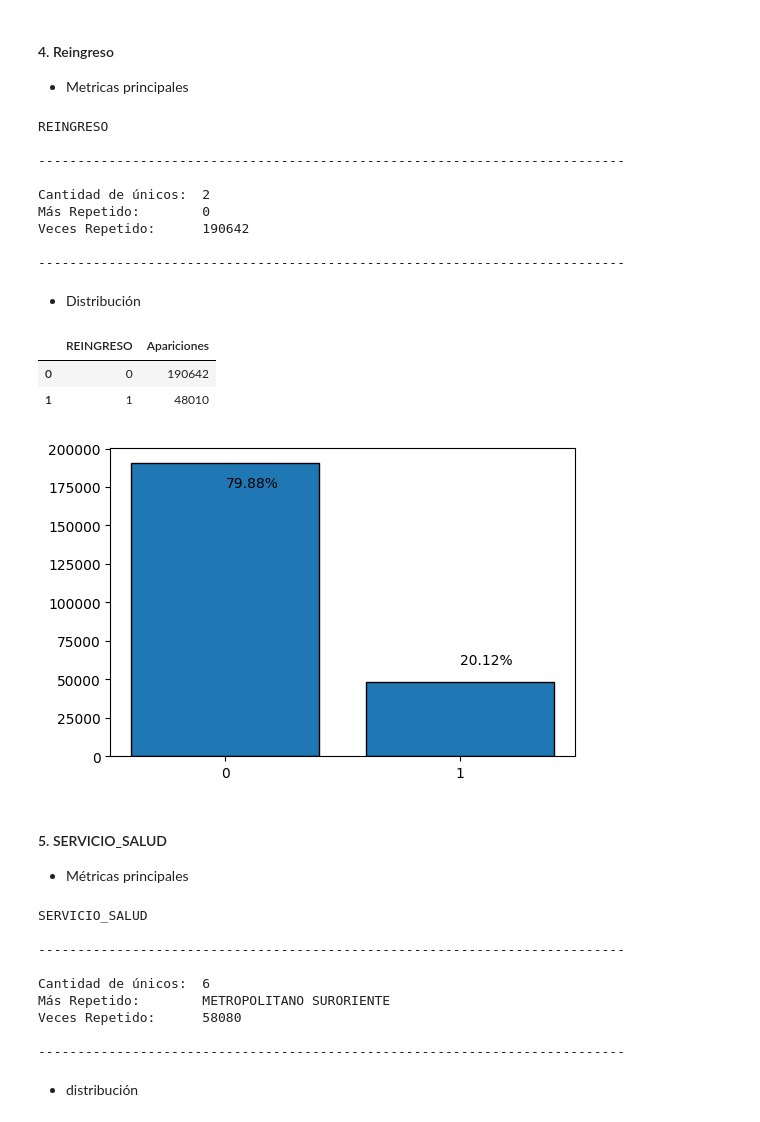
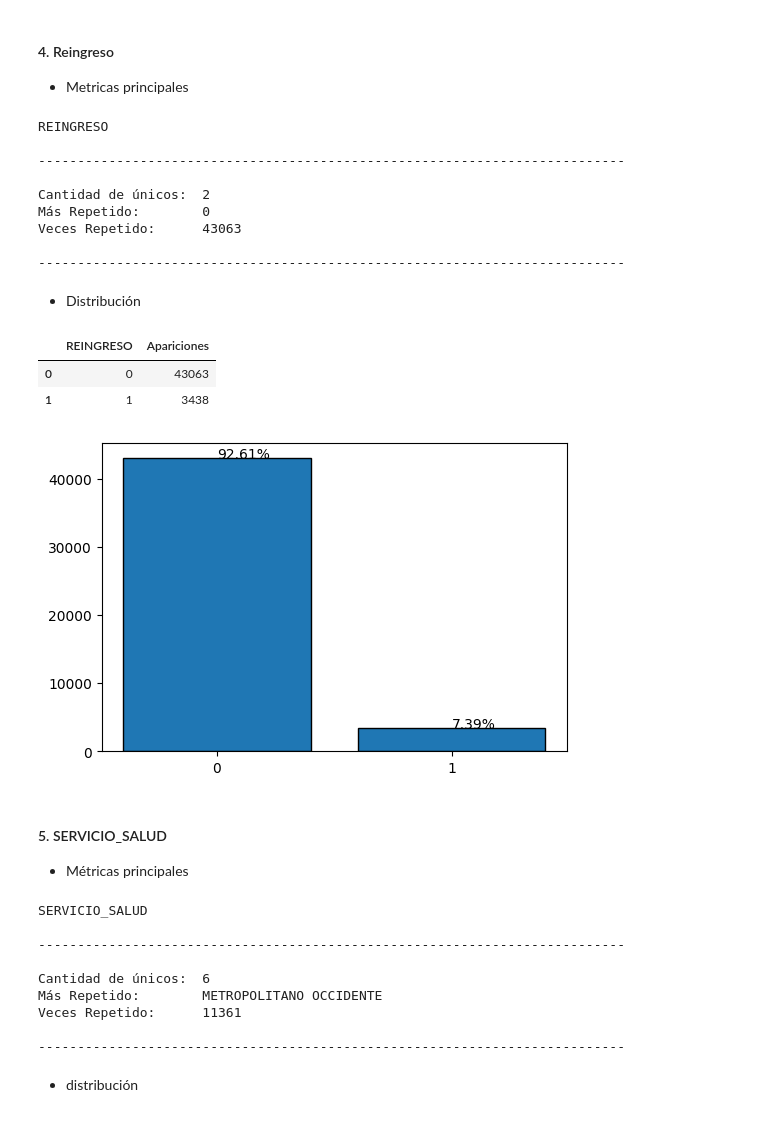
Before and after one commit to VichoRamirez/TOPD, a Jupyter notebook: Entrega_3/Entrega3_Sebastian_y_Vicente_Ramirez.ipynb, the cells around one changed output. Drawn from its saved outputs; the diff is of its cells as text; code cells hidden in the pictures.

```diff
--- a/Entrega_3/Entrega3_Sebastian_y_Vicente_Ramirez.ipynb
+++ b/Entrega_3/Entrega3_Sebastian_y_Vicente_Ramirez.ipynb
@@ -89,0 +93,8 @@ memory usage: 189.9+ MB
+# %%
+mas_repetidos = df.groupby("Descripción")["Descripción"].value_counts().to_frame("Apariciones").sort_values(by = "Apariciones", ascending = False).head(30).reset_index()
+mas_repetidos = np.array(mas_repetidos["Descripción"])
+mas_repetidos
+
+df = df[df["Descripción"].isin(mas_repetidos)]
+df.reset_index(drop = True, inplace = True)
+df.info()
@@ -543,7 +572,7 @@ REINGRESO
 
 Cantidad de únicos:  2
 Más Repetido:        0
-Veces Repetido:      190642
+Veces Repetido:      43063
 
 ---------------------------------------------------------------------------
 # %% [markdown]
@@ -551,17 +580,17 @@ Veces Repetido:      190642
 # %%
 reingreso_count = df.groupby("REINGRESO")['REINGRESO'].value_counts().to_frame(name = "Apariciones").reset_index()
 display(reingreso_count)
 
 plt.figure(figsize=(6,4))
 plt.bar(reingreso_count['REINGRESO'].astype(str), reingreso_count['Apariciones'], edgecolor='black')
-plt.text(0, 175000, f"{round(reingreso_count['Apariciones'][0]*100/reingreso_count['Apariciones'].sum(), 2)}%")
-plt.text(1, 60000, f"{round(reingreso_count['Apariciones'][1]*100/reingreso_count['Apariciones'].sum(), 2)}%")
+plt.text(0, reingreso_count['Apariciones'][0], f"{round(reingreso_count['Apariciones'][0]*100/reingreso_count['Apariciones'].sum(), 2)}%")
+plt.text(1, reingreso_count['Apariciones'][1], f"{round(reingreso_count['Apariciones'][1]*100/reingreso_count['Apariciones'].sum(), 2)}%")
 plt.show()
 # %% [output]
 |  | REINGRESO | Apariciones |
-| 0 | 0 | 190642 |
-| 1 | 1 | 48010 |
+| 0 | 0 | 43063 |
+| 1 | 1 | 3438 |
-[figure, old version]
+[figure, new version]
 # %% [markdown]
 #### 5. SERVICIO_SALUD
 - Métricas principales
@@ -581,8 +610,8 @@ SERVICIO_SALUD
 ---------------------------------------------------------------------------
 
 Cantidad de únicos:  6
-Más Repetido:        METROPOLITANO SURORIENTE
-Veces Repetido:      58080
+Más Repetido:        METROPOLITANO OCCIDENTE
+Veces Repetido:      11361
 
 ---------------------------------------------------------------------------
 # %% [markdown]
```
Also changed, not shown: parts of 26 cells of this notebook, 5 other files.
